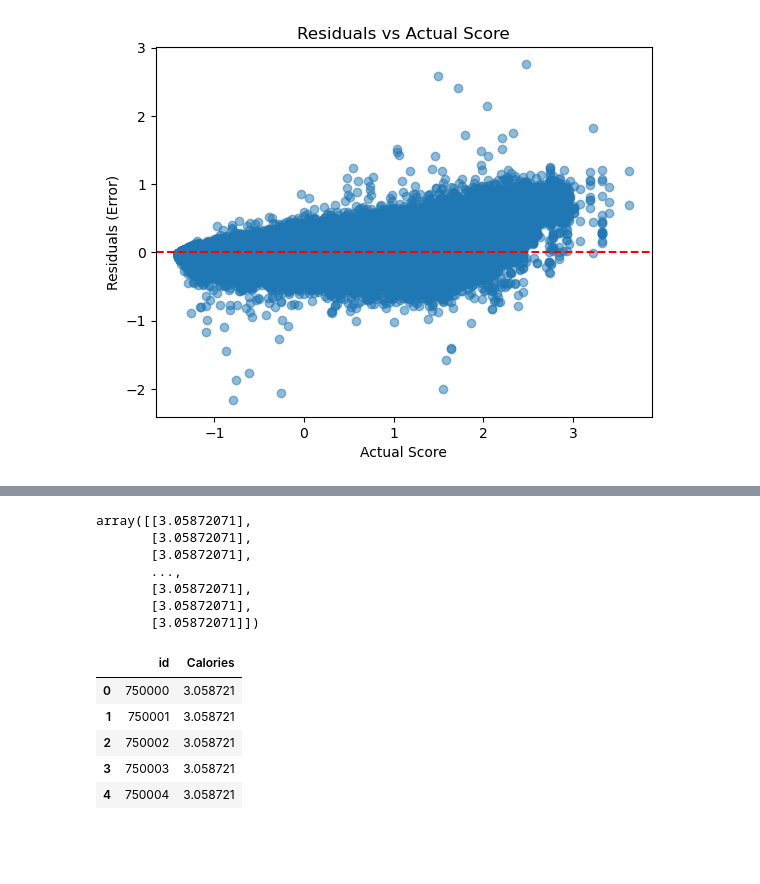
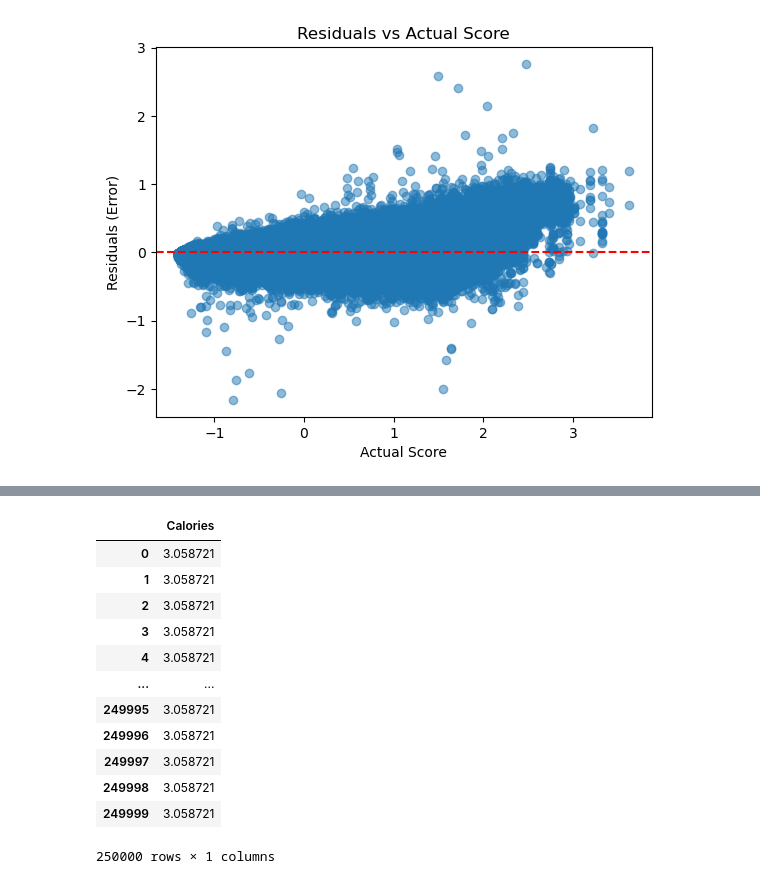
Before and after one commit to retnoanggraeni2129/predict_expenditure_calories, a Jupyter notebook: Calories Predict Expenditure - Retno Anggraeni.ipynb, the cells around one changed output, grey strips where cells are left out. Saved outputs shown, nothing was run; the diff lists cells and outputs as text; code cells hidden in the pictures; blank space fills up the shorter version.

Commit message:
build model
new code

```diff
--- a/Calories Predict Expenditure - Retno Anggraeni.ipynb
+++ b/Calories Predict Expenditure - Retno Anggraeni.ipynb
@@ -545,31 +531,2 @@ After building two machine learning models for calorie value prediction, I decid
 # %%
-X_new = data_predict[['Duration', 'Heart_Rate', 'Body_Temp']]
+data_input = data_predict[['Duration','Heart_Rate','Body_Temp']]
-# %%
-y_pred_new = model_rf.predict(X_new).reshape(-1,1)
-y_pred_new
-# %% [output]
-array([[3.05872071],
-       [3.05872071],
-       [3.05872071],
-       ...,
-       [3.05872071],
-       [3.05872071],
-       [3.05872071]])
-# %%
-# Retrieve the column name
-Calories = data_model[['Calories']]
-
-# convert y_pred_new result into y_predict datafram
-y_predict = pd.DataFrame(y_pred_new, columns=Calories.columns)
-
-# Create a new dataframe for data submission by deleting the previous Calories column and replacing the predicted Calories column
-submission_data = submission_data.drop(columns=['Calories'])
-submission_data['Calories'] = y_predict['Calories']
-submission_data.head()
-# %% [output]
-|  | id | Calories |
-| 0 | 750000 | 3.058721 |
-| 1 | 750001 | 3.058721 |
-| 2 | 750002 | 3.058721 |
-| 3 | 750003 | 3.058721 |
-| 4 | 750004 | 3.058721 |
@@ -577,0 +533,26 @@ y_predict.to_csv('submission_calories.csv')
+# %%
+def predict_new(data_input):
+    # Load model dari file
+    model = joblib.load('model_pipeline.pkl')
+    # Prediction
+    return model.predict(data_input)
+# %%
+output = predict_new(data_input)
+# %%
+Calories = data_model[['Calories']]
+output = pd.DataFrame(output, columns=Calories.columns)
+output
+# %% [output]
+|  | Calories |
+| 0 | 3.058721 |
+| 1 | 3.058721 |
+| 2 | 3.058721 |
+| 3 | 3.058721 |
+| 4 | 3.058721 |
+| ... | ... |
+| 249995 | 3.058721 |
+| 249996 | 3.058721 |
+| 249997 | 3.058721 |
+| 249998 | 3.058721 |
+| 249999 | 3.058721 |
+250000 rows × 1 columns
```
Also changed, not shown: parts of 14 cells of this notebook.
